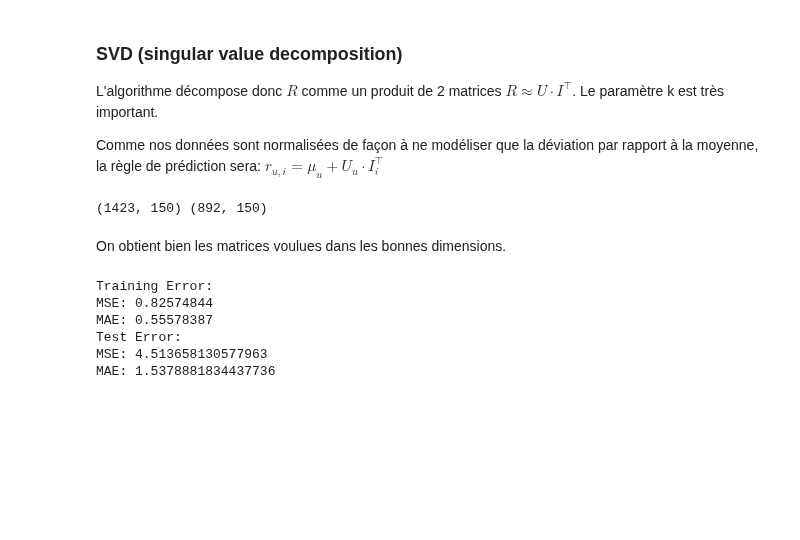
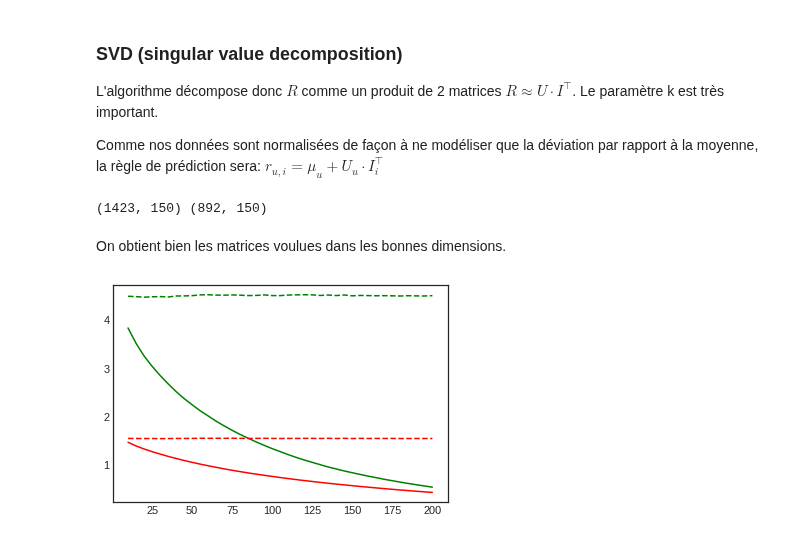
Before and after one commit to ismaelbonneau/movie_recommender, a Jupyter notebook: collaborative_filtering_1.ipynb, the cells around one changed output. Saved outputs shown, nothing was run; the diff lists cells and outputs as text; code cells hidden in the pictures; blank space fills up the shorter version.

```diff
--- a/collaborative_filtering_1.ipynb
+++ b/collaborative_filtering_1.ipynb
@@ -233,23 +233,33 @@ def pred_func(uid,iid):
 def pred(uid,iid):
     return np.dot(U[uid], I[iid]) + umeans[uid]
 
-truth_tr = np.array([rating for (uid,iid),rating in mat.items()])
-truth_te = np.array([rating for uid,iid,rating in test])
+mse_train = []
+mse_test = []
+mae_train = []
+mae_test = []
 
-prediction_tr = np.array([pred_func(u,i) for (u,i),rating in mat.items()])
-prediction_te = np.array([pred_func(u,i) for u,i,rating in test])
+for i in range(10, 205, 5):
 
-print("Training Error:")
-print("MSE:",  MSE_err(prediction_tr,truth_tr))
-print("MAE:",  MAE_err(prediction_tr,truth_tr))
+    model = TruncatedSVD(n_components=i)
+    U = model.fit_transform(mat) #utilisateurs
+    I = model.components_.transpose() #items
 
-print("Test Error:")
-print("MSE:",  MSE_err(prediction_te,truth_te))
-print("MAE:",  MAE_err(prediction_te,truth_te))
+    truth_tr = np.array([rating for (uid,iid),rating in mat.items()])
+    truth_te = np.array([rating for uid,iid,rating in test])
+
+    prediction_tr = np.array([pred_func(u,i) for (u,i),rating in mat.items()])
+    prediction_te = np.array([pred_func(u,i) for u,i,rating in test])
+
+    mse_train.append(MSE_err(prediction_tr,truth_tr))
+    mae_train.append(MAE_err(prediction_tr,truth_tr))
+    mse_test.append(MSE_err(prediction_te,truth_te))
+    mae_test.append(MAE_err(prediction_te,truth_te))
-# %% [output]
-Training Error:
-MSE: 0.82574844
-MAE: 0.55578387
-Test Error:
-MSE: 4.513658130577963
-MAE: 1.5378881834437736
+# %%
+x = list(range(10, 205, 5))
+plt.plot(x, mse_train, color="green")
+plt.plot(x, mse_test, color="green", linestyle="dashed")
+plt.plot(x, mae_train, color="red")
+plt.plot(x, mae_test, color="red", linestyle="dashed")
+plt.show()
+# %% [output]
+[figure, added]
```
